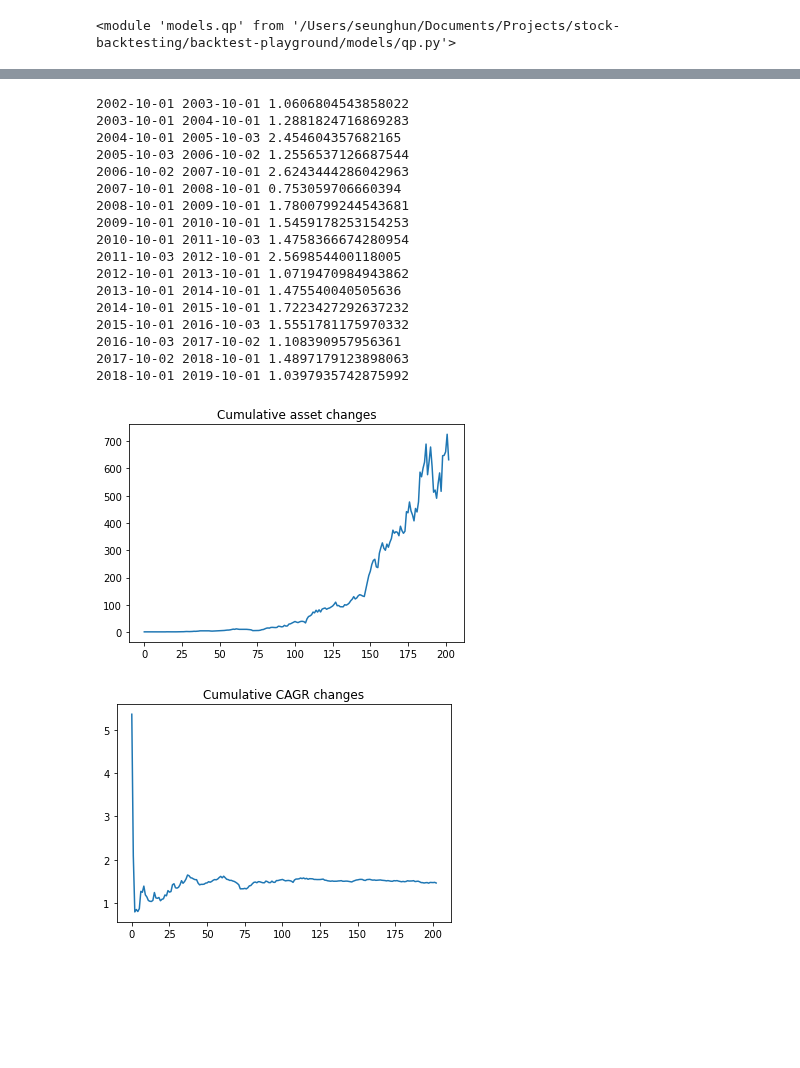
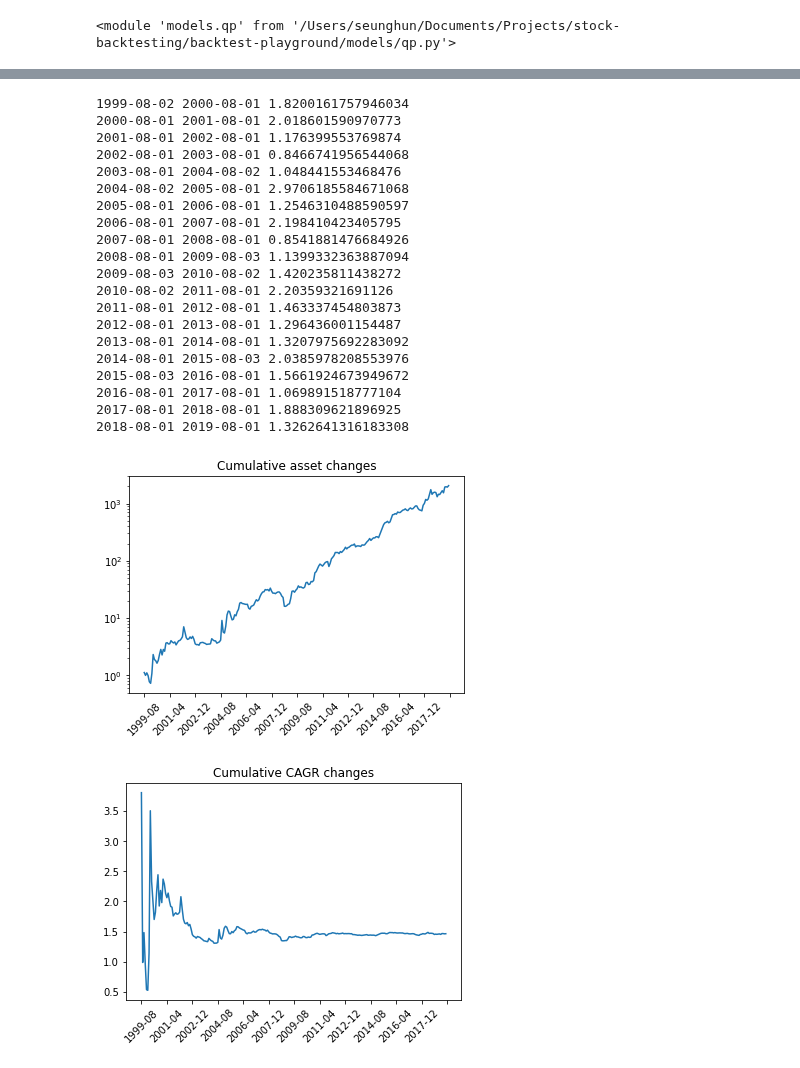
Before and after one commit to ethanscho/backtest-playground, a Jupyter notebook: backtest-monthly.ipynb, the cells around one changed output, grey strips where cells are left out. Cells and saved outputs as stored; diff of their text form; code cells hidden in the pictures; blank space fills up the shorter version.

Commit message:
fix data error

```diff
--- a/backtest-monthly.ipynb
+++ b/backtest-monthly.ipynb
@@ -21,7 +22,7 @@ importlib.reload(model)
 <module 'models.qp' from '/Users/seunghun/Documents/Projects/stock-backtesting/backtest-playground/models/qp.py'>
 # %%
 MODEL_NAME = 'qp'
-DATA_DIR = 'data/daily/10-1'
+DATA_DIR = 'data/daily/8-1'
 # %%
 df_account = pd.DataFrame(columns=['start_date', 'end_date', 'filepath'])
 filepaths = glob.glob(DATA_DIR + "/*.csv")
@@ -89,6 +112,8 @@ df_account['monthly_yield'] = df_account['monthly_yield'].astype('object')
 df_account['yearly_yield'] = 0.0
 df_account['delisted_stocks'] = 0.0
 df_account['delisted_stocks'] = df_account['delisted_stocks'].astype('object')
+df_account['year_month'] = 0.0
+df_account['year_month'] = df_account['year_month'].astype('object')
 
 for i in range(len(filepaths)):
     if i < len(filepaths) - 1: # exclude last item
@@ -155,6 +180,8 @@ for i in range(len(filepaths)):
         df_monthly_yield['prev_total'] = df_monthly_yield['prev_total'].fillna(1.0)
         df_monthly_yield['monthly_yield'] = df_monthly_yield['total'] / df_monthly_yield['prev_total'] - 1.0
 
+        # 연도-월
+        df_account.at[i, 'year_month'] = df_year_month.index.tolist()
         # 월별 수익률
         df_account.at[i, 'monthly_yield'] = df_monthly_yield['monthly_yield'].tolist()
         # 연도별 수익률
@@ -165,23 +192,26 @@ for i in range(len(filepaths)):
 
         print(start_date, end_date, yearly_yield)
 # %% [output]
-2002-10-01 2003-10-01 1.0606804543858022
-2003-10-01 2004-10-01 1.2881824716869283
-2004-10-01 2005-10-03 2.454604357682165
-2005-10-03 2006-10-02 1.2556537126687544
-2006-10-02 2007-10-01 2.6243444286042963
-2007-10-01 2008-10-01 0.753059706660394
-2008-10-01 2009-10-01 1.7800799244543681
-2009-10-01 2010-10-01 1.5459178253154253
-2010-10-01 2011-10-03 1.4758366674280954
-2011-10-03 2012-10-01 2.569854400118005
-2012-10-01 2013-10-01 1.0719470984943862
-2013-10-01 2014-10-01 1.475540040505636
-2014-10-01 2015-10-01 1.7223427292637232
-2015-10-01 2016-10-03 1.5551781175970332
-2016-10-03 2017-10-02 1.108390957956361
-2017-10-02 2018-10-01 1.4897179123898063
-2018-10-01 2019-10-01 1.0397935742875992
+1999-08-02 2000-08-01 1.8200161757946034
+2000-08-01 2001-08-01 2.018601590970773
+2001-08-01 2002-08-01 1.176399553769874
+2002-08-01 2003-08-01 0.8466741956544068
+2003-08-01 2004-08-02 1.048441553468476
+2004-08-02 2005-08-01 2.9706185584671068
+2005-08-01 2006-08-01 1.2546310488590597
+2006-08-01 2007-08-01 2.198410423405795
+2007-08-01 2008-08-01 0.8541881476684926
+2008-08-01 2009-08-03 1.1399332363887094
+2009-08-03 2010-08-02 1.420235811438272
+2010-08-02 2011-08-01 2.20359321691126
+2011-08-01 2012-08-01 1.463337454803873
+2012-08-01 2013-08-01 1.296436001154487
+2013-08-01 2014-08-01 1.3207975692283092
+2014-08-01 2015-08-03 2.0385978208553976
+2015-08-03 2016-08-01 1.5661924673949672
+2016-08-01 2017-08-01 1.069891518777104
+2017-08-01 2018-08-01 1.888309621896925
+2018-08-01 2019-08-01 1.3262641316183308
 # %%
 # CAGR, 자산변화 구하기
 df_account['cum_yield'] = df_account['yearly_yield'].cumprod()
@@ -210,10 +240,18 @@ filetered_monthly_yield.remove(min(filetered_monthly_yield))
 
 std_monthly_yield =  statistics.stdev(filetered_monthly_yield)
 
+# 월별 승률
+monthly_win_rate = (sum([val > 0 for val in monthly_yields]) / len(monthly_yields)) * 100.0
+
 # 상폐 종목 수
 delisted_stocks = []
 for row in df_account.iterrows():
     delisted_stocks.extend(row[1]['delisted_stocks'])
+
+# 연도-월
+year_months = []
+for row in df_account.iterrows():
+    year_months.extend(row[1]['year_month'])
 # %%
 # MDD, MDD duration 구하기
 max_yield = -100.0
@@ -241,17 +279,29 @@ for val in cum_monthly_yield:
             mdd_duration = dd_duration
 # %%
 fig, ax = plt.subplots()
-ax.plot(np.arange(len(cum_monthly_yield)), cum_monthly_yield)
+ax.set_yscale('log')
+ax.plot(year_months, cum_monthly_yield)
+
+loc = ticker.MultipleLocator(base=20.0) # this locator puts ticks at regular intervals
+ax.xaxis.set_major_locator(loc)
+plt.xticks(rotation=45)
+
 plt.title('Cumulative asset changes')
 plt.show()
 # %% [output]
-[figure, old version]
+[figure, new version]
 # %%
 fig, ax = plt.subplots()
-ax.plot(np.arange(len(cagr_history)), cagr_history, marker='', linestyle='-')
+#ax.set_yscale('log')
+ax.plot(year_months, cagr_history, marker='', linestyle='-')
+
+loc = ticker.MultipleLocator(base=20.0) # this locator puts ticks at regular intervals
+ax.xaxis.set_major_locator(loc)
+plt.xticks(rotation=45)
+
 plt.title('Cumulative CAGR changes')
 plt.show()
 # %% [output]
-[figure, old version]
+[figure, new version]
 # %%
 fig, ax = plt.subplots()
```
Also changed, not shown: parts of 6 cells of this notebook, 26 other files.
